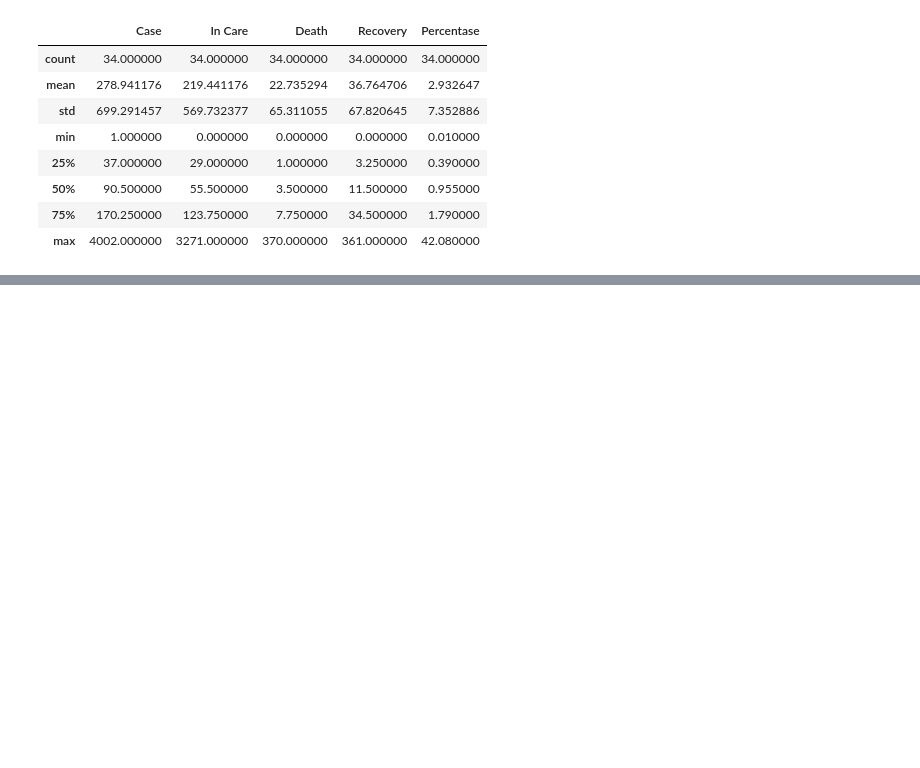
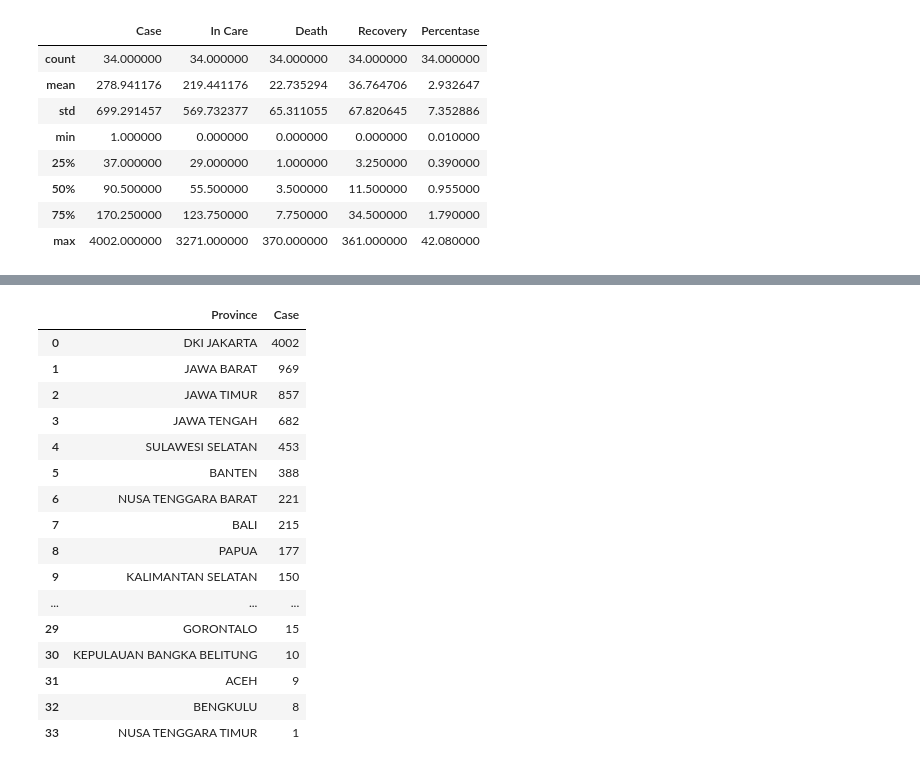
Before and after one commit to IqbalPratama17/Machine-Learning, a Jupyter notebook: Tugas1.ipynb, the cells around one changed output, grey strips where cells are left out. Drawn from its saved outputs; the diff is of its cells as text; code cells hidden in the pictures; blank space fills up the shorter version.

```diff
--- a/Tugas1.ipynb
+++ b/Tugas1.ipynb
@@ -97,3 +97,5 @@ ds.describe()
 | 50% | 90.500000 | 55.500000 | 3.500000 | 11.500000 | 0.955000 |
 | 75% | 170.250000 | 123.750000 | 7.750000 | 34.500000 | 1.790000 |
 | max | 4002.000000 | 3271.000000 | 370.000000 | 361.000000 | 42.080000 |
+# %%
+data=ds.dropna()
@@ -99,0 +127,23 @@ ds.describe()
+# %%
+# Memilih fitur (fitur selection)
+fitur=['Province','Case']
+x=data[fitur]
+x
+# %% [output]
+|  | Province | Case |
+| 0 | DKI JAKARTA | 4002 |
+| 1 | JAWA BARAT | 969 |
+| 2 | JAWA TIMUR | 857 |
+| 3 | JAWA TENGAH | 682 |
+| 4 | SULAWESI SELATAN | 453 |
+| 5 | BANTEN | 388 |
+| 6 | NUSA TENGGARA BARAT | 221 |
+| 7 | BALI | 215 |
+| 8 | PAPUA | 177 |
+| 9 | KALIMANTAN SELATAN | 150 |
+| ... | ... | ... |
+| 29 | GORONTALO | 15 |
+| 30 | KEPULAUAN BANGKA BELITUNG | 10 |
+| 31 | ACEH | 9 |
+| 32 | BENGKULU | 8 |
+| 33 | NUSA TENGGARA TIMUR | 1 |
```
Also changed, not shown: parts of 2 cells of this notebook.
